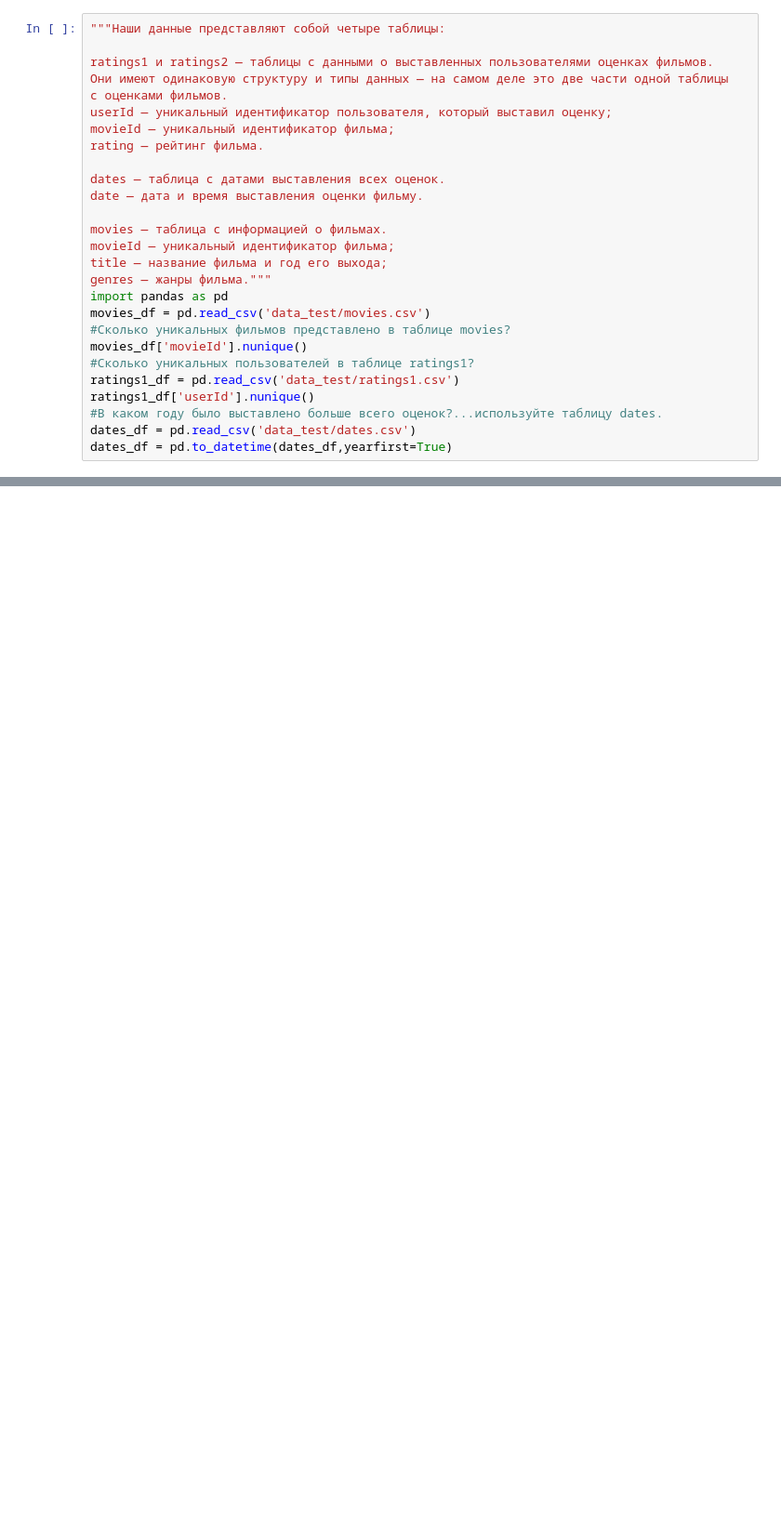
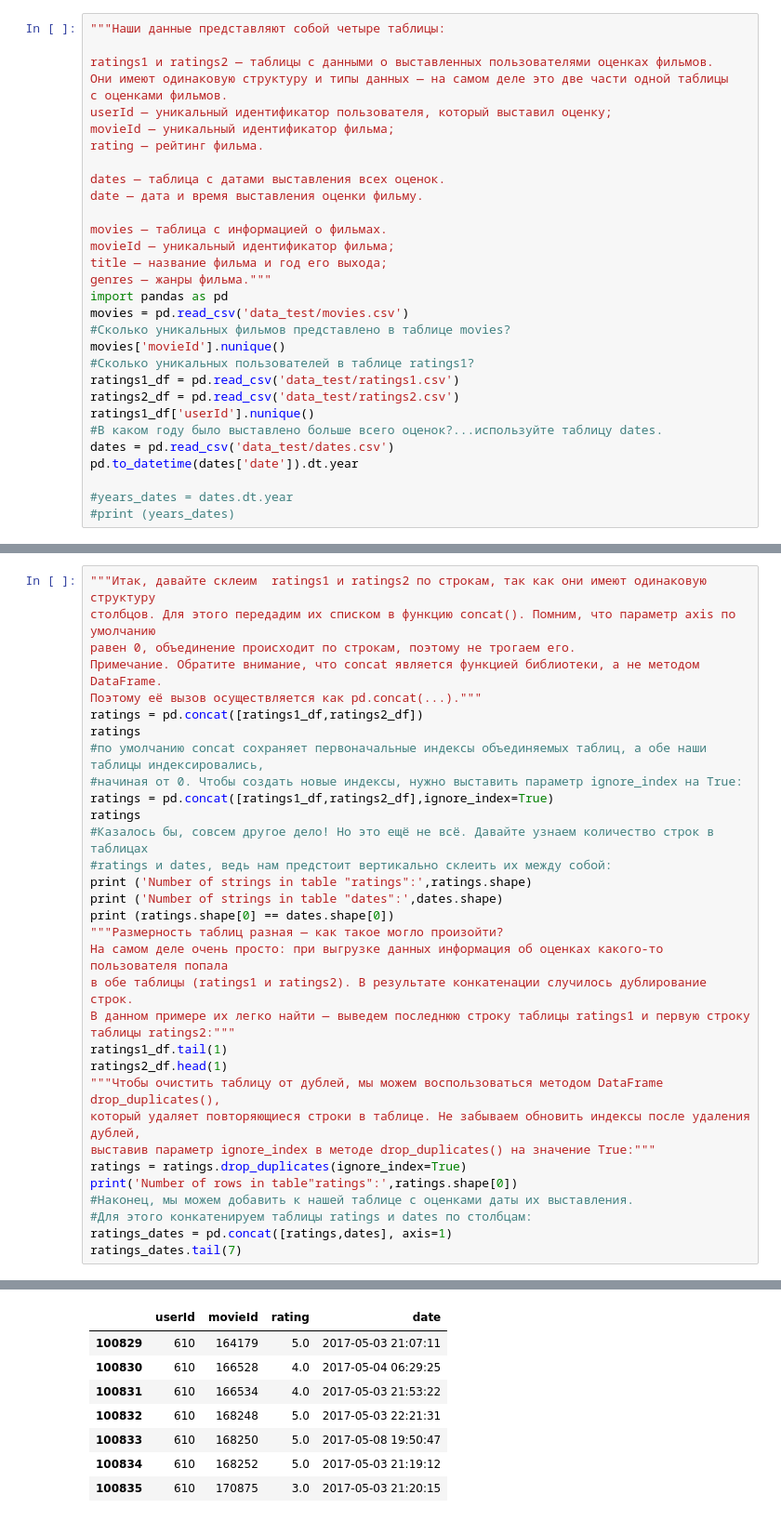
Before and after one commit to Smoothoperator2022/Homework-Skillfactory, a Jupyter notebook: Block2 SF/Pandas/Pandas Data Joining.ipynb, the cells around one changed output, grey strips where cells are left out. Shown at 93% size. Saved outputs shown, nothing was run; the diff lists cells and outputs as text; blank space fills up the shorter version.

```diff
--- a/Block2 SF/Pandas/Pandas Data Joining.ipynb
+++ b/Block2 SF/Pandas/Pandas Data Joining.ipynb
@@ -16,13 +16,17 @@ movieId — уникальный идентификатор фильма;
 title — название фильма и год его выхода;
 genres — жанры фильма."""
 import pandas as pd
-movies_df = pd.read_csv('data_test/movies.csv')
+movies = pd.read_csv('data_test/movies.csv')
 #Сколько уникальных фильмов представлено в таблице movies?
-movies_df['movieId'].nunique()
+movies['movieId'].nunique()
 #Сколько уникальных пользователей в таблице ratings1?
 ratings1_df = pd.read_csv('data_test/ratings1.csv')
+ratings2_df = pd.read_csv('data_test/ratings2.csv')
 ratings1_df['userId'].nunique()
 #В каком году было выставлено больше всего оценок?...используйте таблицу dates.
-dates_df = pd.read_csv('data_test/dates.csv')
-dates_df = pd.to_datetime(dates_df,yearfirst=True)
+dates = pd.read_csv('data_test/dates.csv')
+pd.to_datetime(dates['date']).dt.year
+
+#years_dates = dates.dt.year
+#print (years_dates)
 # %% [output]
@@ -29,0 +45,34 @@ ValueError: to assemble mappings requires at least that [year, month, day] be sp
+# %%
+"""Итак, давайте склеим  ratings1 и ratings2 по строкам, так как они имеют одинаковую структуру
+столбцов. Для этого передадим их списком в функцию concat(). Помним, что параметр axis по умолчанию
+равен 0, объединение происходит по строкам, поэтому не трогаем его.
+Примечание. Обратите внимание, что concat является функцией библиотеки, а не методом DataFrame.
+Поэтому её вызов осуществляется как pd.concat(...)."""
+ratings = pd.concat([ratings1_df,ratings2_df])
+ratings
+#по умолчанию concat сохраняет первоначальные индексы объединяемых таблиц, а обе наши таблицы индексировались,
+#начиная от 0. Чтобы создать новые индексы, нужно выставить параметр ignore_index на True:
+ratings = pd.concat([ratings1_df,ratings2_df],ignore_index=True)
+ratings
+#Казалось бы, совсем другое дело! Но это ещё не всё. Давайте узнаем количество строк в таблицах
+#ratings и dates, ведь нам предстоит вертикально склеить их между собой:
+print ('Number of strings in table "ratings":',ratings.shape)
+print ('Number of strings in table "dates":',dates.shape)
+print (ratings.shape[0] == dates.shape[0])
+"""Pазмерность таблиц разная — как такое могло произойти?
+На самом деле очень просто: при выгрузке данных информация об оценках какого-то пользователя попала
+в обе таблицы (ratings1 и ratings2). В результате конкатенации случилось дублирование строк.
+В данном примере их легко найти — выведем последнюю строку таблицы ratings1 и первую строку
+таблицы ratings2:"""
+ratings1_df.tail(1)
+ratings2_df.head(1)
+"""Чтобы очистить таблицу от дублей, мы можем воспользоваться методом DataFrame drop_duplicates(),
+который удаляет повторяющиеся строки в таблице. Не забываем обновить индексы после удаления дублей,
+выставив параметр ignore_index в методе drop_duplicates() на значение True:"""
+ratings = ratings.drop_duplicates(ignore_index=True)
+print('Number of rows in table"ratings":',ratings.shape[0])
+#Наконец, мы можем добавить к нашей таблице с оценками даты их выставления.
+#Для этого конкатенируем таблицы ratings и dates по столбцам:
+ratings_dates = pd.concat([ratings,dates], axis=1)
+ratings_dates.tail(7)
+# %% [output]
@@ -29,0 +83,8 @@ ValueError: to assemble mappings requires at least that [year, month, day] be sp
+|  | userId | movieId | rating | date |
+| 100829 | 610 | 164179 | 5.0 | 2017-05-03 21:07:11 |
+| 100830 | 610 | 166528 | 4.0 | 2017-05-04 06:29:25 |
+| 100831 | 610 | 166534 | 4.0 | 2017-05-03 21:53:22 |
+| 100832 | 610 | 168248 | 5.0 | 2017-05-03 22:21:31 |
+| 100833 | 610 | 168250 | 5.0 | 2017-05-08 19:50:47 |
+| 100834 | 610 | 168252 | 5.0 | 2017-05-03 21:19:12 |
+| 100835 | 610 | 170875 | 3.0 | 2017-05-03 21:20:15 |
```
Also changed, not shown: parts of 4 cells of this notebook, 30 other files.
